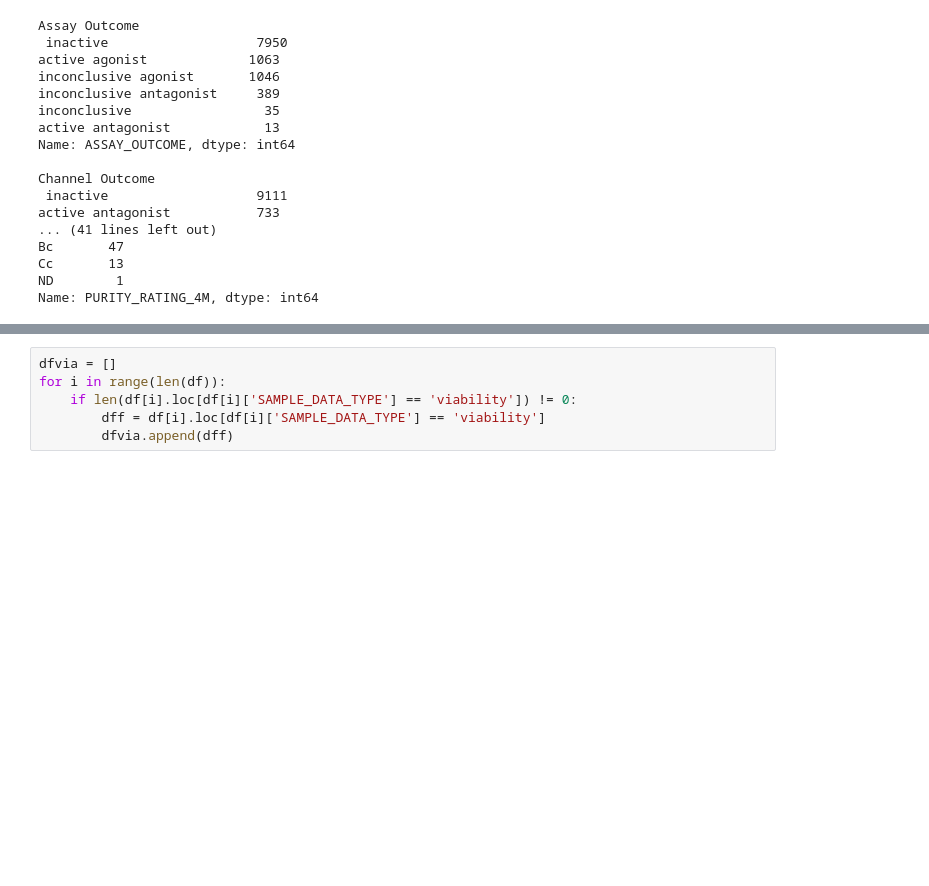
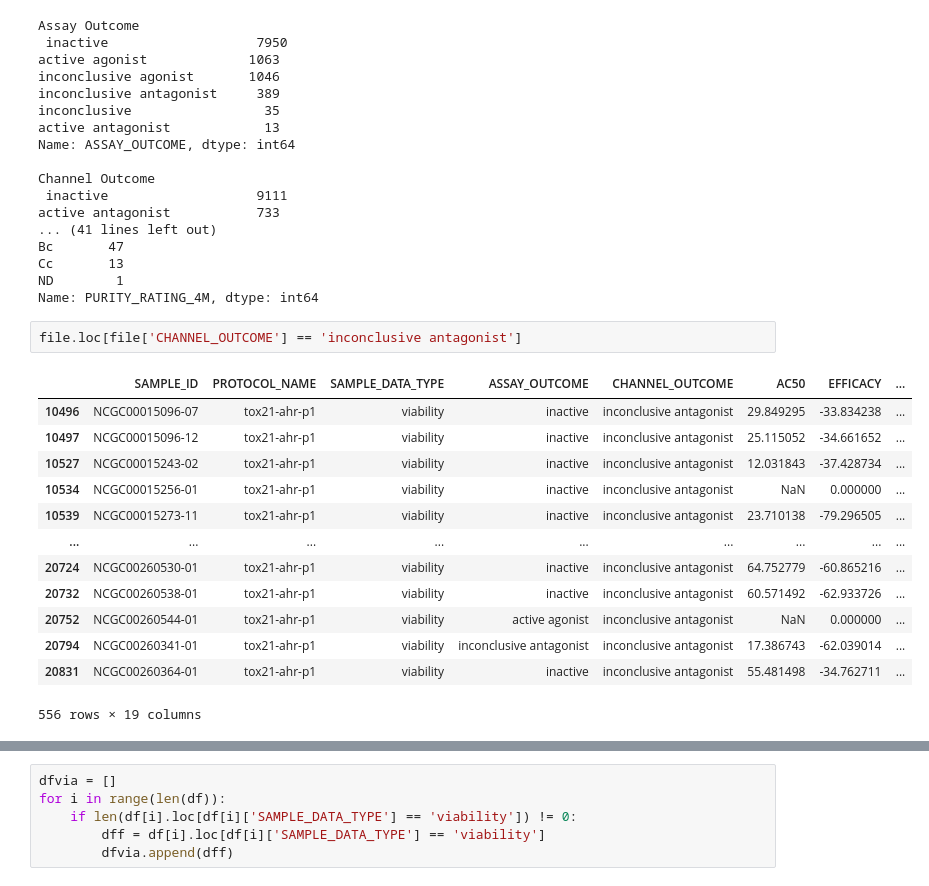
Before and after one commit to wzeng96/Tox21-EDA, a Jupyter notebook: aggregrate assay.ipynb, the cells around one changed output, grey strips where cells are left out. Saved outputs shown, nothing was run; the diff lists cells and outputs as text; blank space fills up the shorter version.

```diff
--- a/aggregrate assay.ipynb
+++ b/aggregrate assay.ipynb
@@ -89,4 +89,20 @@ Bc       47
 Cc       13
 ND        1
 Name: PURITY_RATING_4M, dtype: int64
+# %%
+file.loc[file['CHANNEL_OUTCOME'] == 'inconclusive antagonist']
+# %% [output]
+|  | SAMPLE_ID | PROTOCOL_NAME | SAMPLE_DATA_TYPE | ASSAY_OUTCOME | CHANNEL_OUTCOME | AC50 | EFFICACY | ... |
+| 10496 | NCGC00015096-07 | tox21-ahr-p1 | viability | inactive | inconclusive antagonist | 29.849295 | -33.834238 | ... |
+| 10497 | NCGC00015096-12 | tox21-ahr-p1 | viability | inactive | inconclusive antagonist | 25.115052 | -34.661652 | ... |
+| 10527 | NCGC00015243-02 | tox21-ahr-p1 | viability | inactive | inconclusive antagonist | 12.031843 | -37.428734 | ... |
+| 10534 | NCGC00015256-01 | tox21-ahr-p1 | viability | inactive | inconclusive antagonist | NaN | 0.000000 | ... |
+| 10539 | NCGC00015273-11 | tox21-ahr-p1 | viability | inactive | inconclusive antagonist | 23.710138 | -79.296505 | ... |
+| ... | ... | ... | ... | ... | ... | ... | ... | ... |
+| 20724 | NCGC00260530-01 | tox21-ahr-p1 | viability | inactive | inconclusive antagonist | 64.752779 | -60.865216 | ... |
+| 20732 | NCGC00260538-01 | tox21-ahr-p1 | viability | inactive | inconclusive antagonist | 60.571492 | -62.933726 | ... |
+| 20752 | NCGC00260544-01 | tox21-ahr-p1 | viability | active agonist | inconclusive antagonist | NaN | 0.000000 | ... |
+| 20794 | NCGC00260341-01 | tox21-ahr-p1 | viability | inconclusive antagonist | inconclusive antagonist | 17.386743 | -62.039014 | ... |
+| 20831 | NCGC00260364-01 | tox21-ahr-p1 | viability | inactive | inconclusive antagonist | 55.481498 | -34.762711 | ... |
+556 rows × 19 columns
 # %%
```
Also changed, not shown: parts of 12 cells of this notebook.
